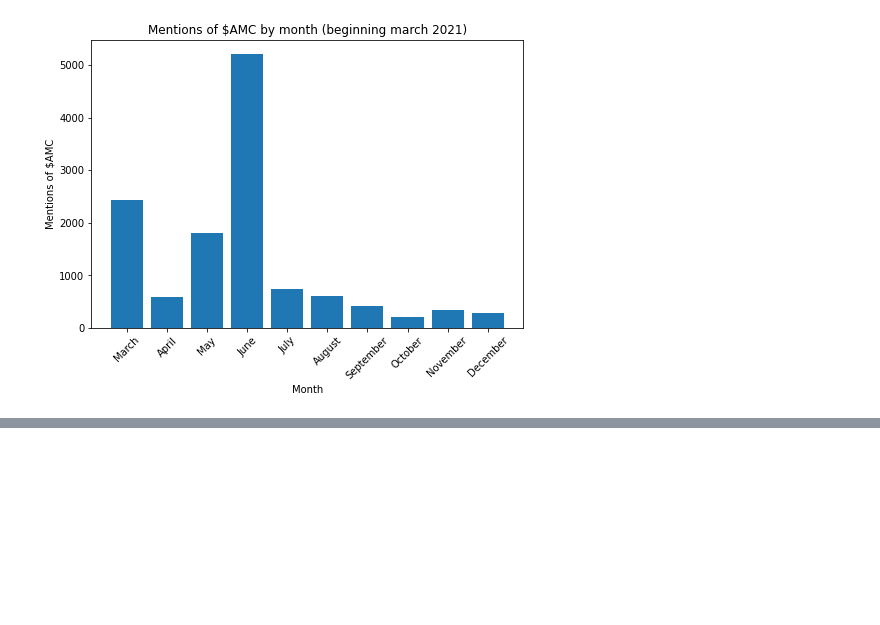
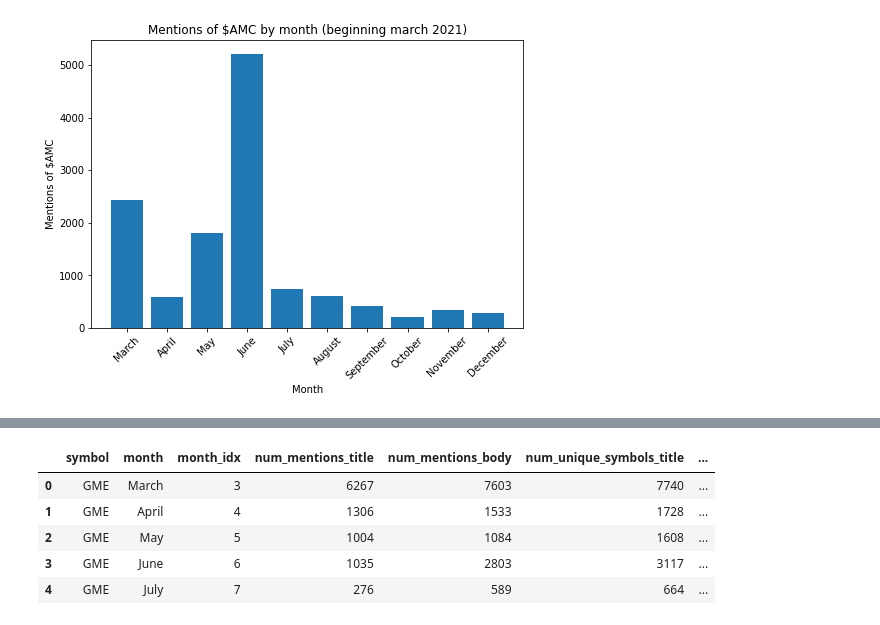
Before and after one commit to ChristopheBrown/sm-ml, a Jupyter notebook: reddit-sandbox.ipynb, the cells around one changed output, grey strips where cells are left out. Drawn from its saved outputs; the diff is of its cells as text; code cells hidden in the pictures; blank space fills up the shorter version.

```diff
--- a/reddit-sandbox.ipynb
+++ b/reddit-sandbox.ipynb
@@ -342,0 +308,9 @@ aggregate_df[:50]
+# %%
+aggregate_df.head()
+# %% [output]
+|  | symbol | month | month_idx | num_mentions_title | num_mentions_body | num_unique_symbols_title | ... |
+| 0 | GME | March | 3 | 6267 | 7603 | 7740 | ... |
+| 1 | GME | April | 4 | 1306 | 1533 | 1728 | ... |
+| 2 | GME | May | 5 | 1004 | 1084 | 1608 | ... |
+| 3 | GME | June | 6 | 1035 | 2803 | 3117 | ... |
+| 4 | GME | July | 7 | 276 | 589 | 664 | ... |
```
Also changed, not shown: parts of 29 cells of this notebook.
